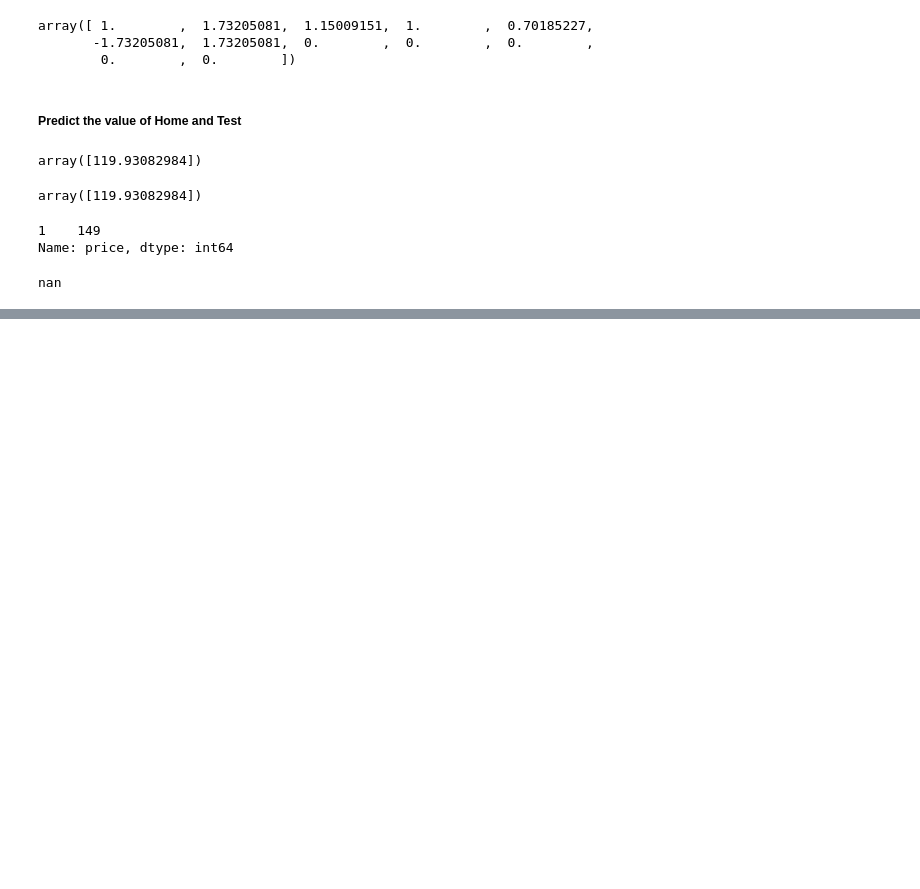
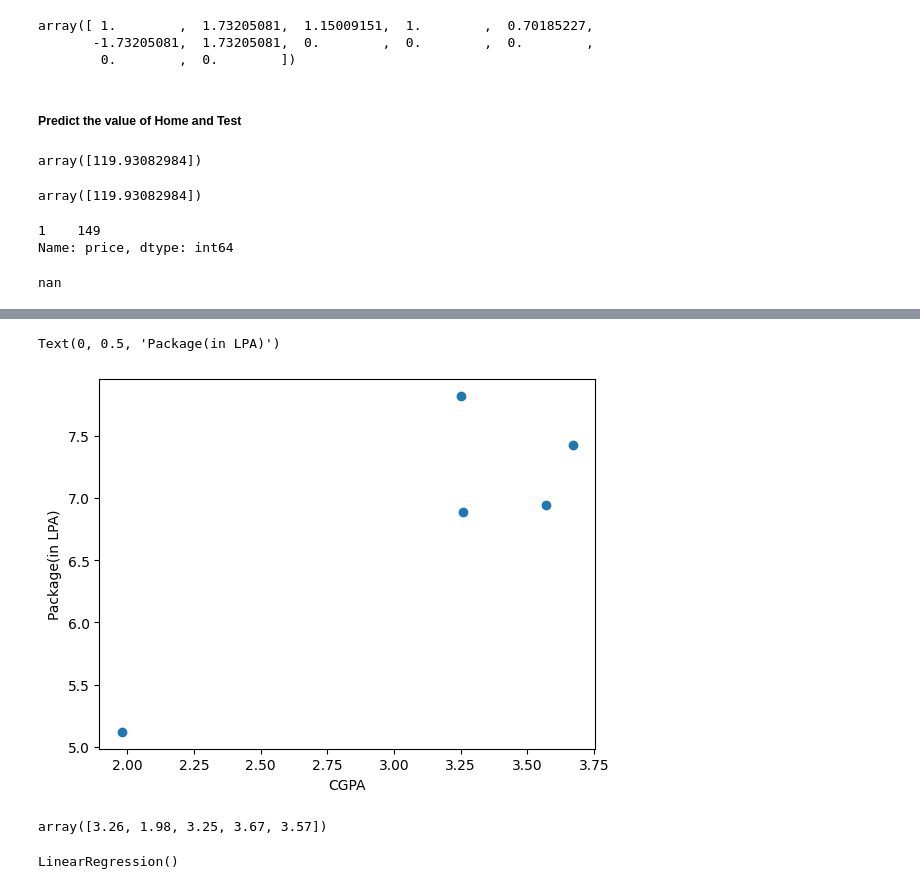
Before and after one commit to VaishnaviJadhav350/intern, a Jupyter notebook: machine learning/linear regression algorithm.ipynb, the cells around one changed output, grey strips where cells are left out. Saved outputs shown, nothing was run; the diff lists cells and outputs as text; code cells hidden in the pictures; blank space fills up the shorter version.

```diff
--- a/machine learning/linear regression algorithm.ipynb
+++ b/machine learning/linear regression algorithm.ipynb
@@ -140,0 +150,2 @@ nan
+# %%
+df = pd.read_csv(r"C:\Users\jadha\OneDrive\Desktop\Internship\machine learning\placement.csv")
@@ -140,0 +161,14 @@ nan
+# %%
+plt.scatter(df['pacage'], df['cgpa'])
+plt.xlabel('CGPA')
+plt.ylabel('Package(in LPA)')
+# %% [output]
+Text(0, 0.5, 'Package(in LPA)')
+[figure, added]
+# %%
+x= df.iloc[:,1].values
+y= df.iloc[:,-1].values
+x
+y
+# %% [output]
+array([3.26, 1.98, 3.25, 3.67, 3.57])
@@ -140,0 +181,6 @@ nan
+# %%
+from sklearn.linear_model import LinearRegression
+lr = LinearRegression()
+lr.fit(x_train, y_train)
+# %% [output]
+LinearRegression()
```
Also changed, not shown: parts of 22 cells of this notebook, 1 other file.
